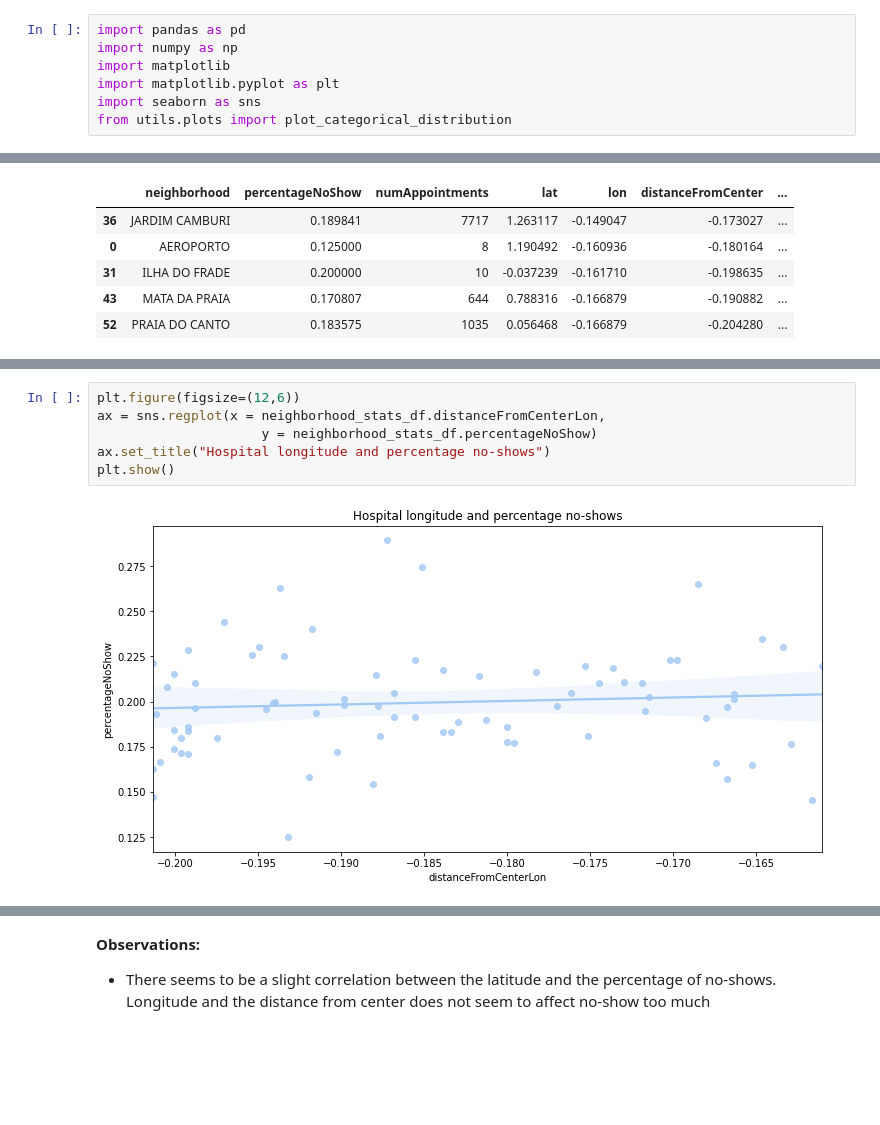
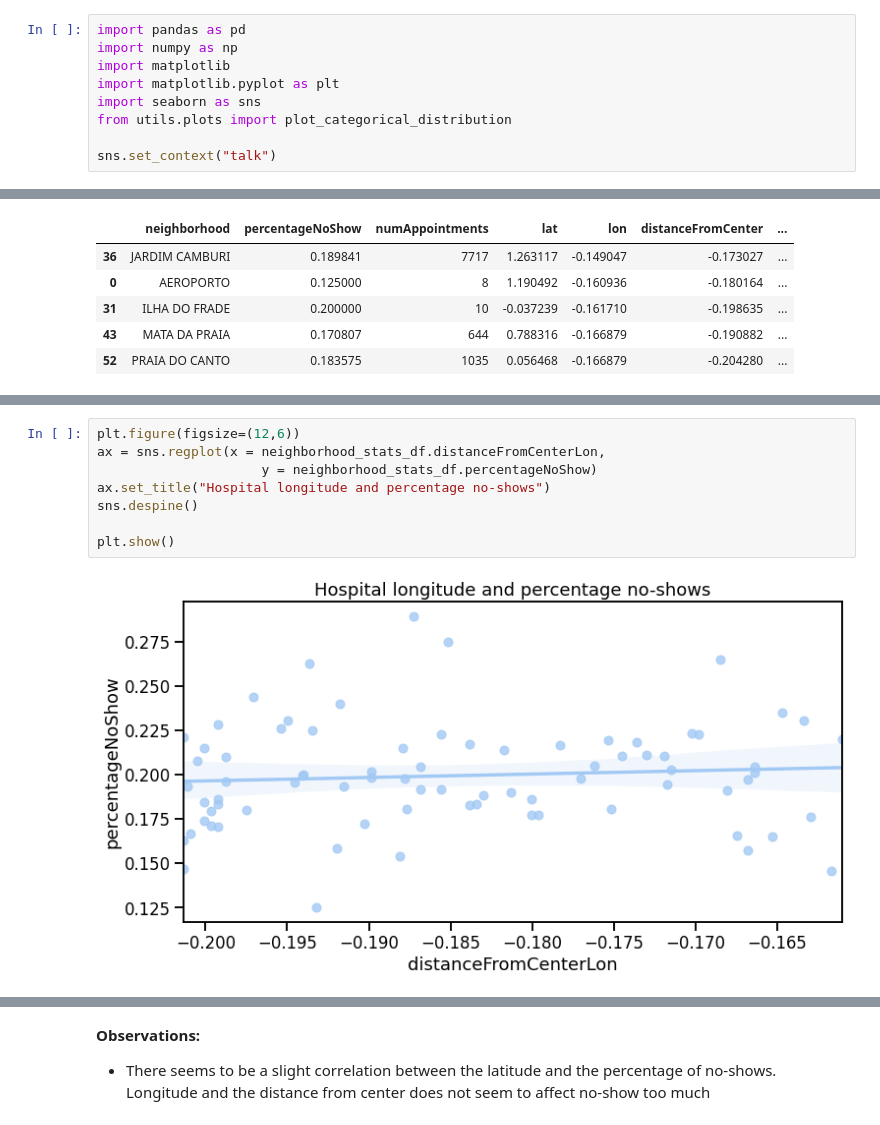
Before and after one commit to arabinelli/Medical-appointments-no-show, a Jupyter notebook: No-show-EDA.ipynb, the cells around one changed output, grey strips where cells are left out. Drawn from its saved outputs; the diff is of its cells as text; blank space fills up the shorter version.

```diff
--- a/No-show-EDA.ipynb
+++ b/No-show-EDA.ipynb
@@ -8,6 +8,8 @@ import matplotlib
 import matplotlib.pyplot as plt
 import seaborn as sns
 from utils.plots import plot_categorical_distribution
+
+sns.set_context("talk")
 # %%
 # set some jupyter magic
 %matplotlib inline
@@ -559,11 +565,13 @@ plt.show()
 # %%
 plt.figure(figsize=(12,6))
 ax = sns.regplot(x = neighborhood_stats_df.distanceFromCenterLon,
                      y = neighborhood_stats_df.percentageNoShow)
 ax.set_title("Hospital longitude and percentage no-shows")
+sns.despine()
+
 plt.show()
 # %% [output]
-[figure, old version]
+[figure, new version]
 # %%
 plt.figure(figsize=(12,6))
 cmap = sns.cubehelix_palette(rot=-.2, as_cmap=True)
```
Also changed, not shown: parts of 19 cells of this notebook, 2 other files.
